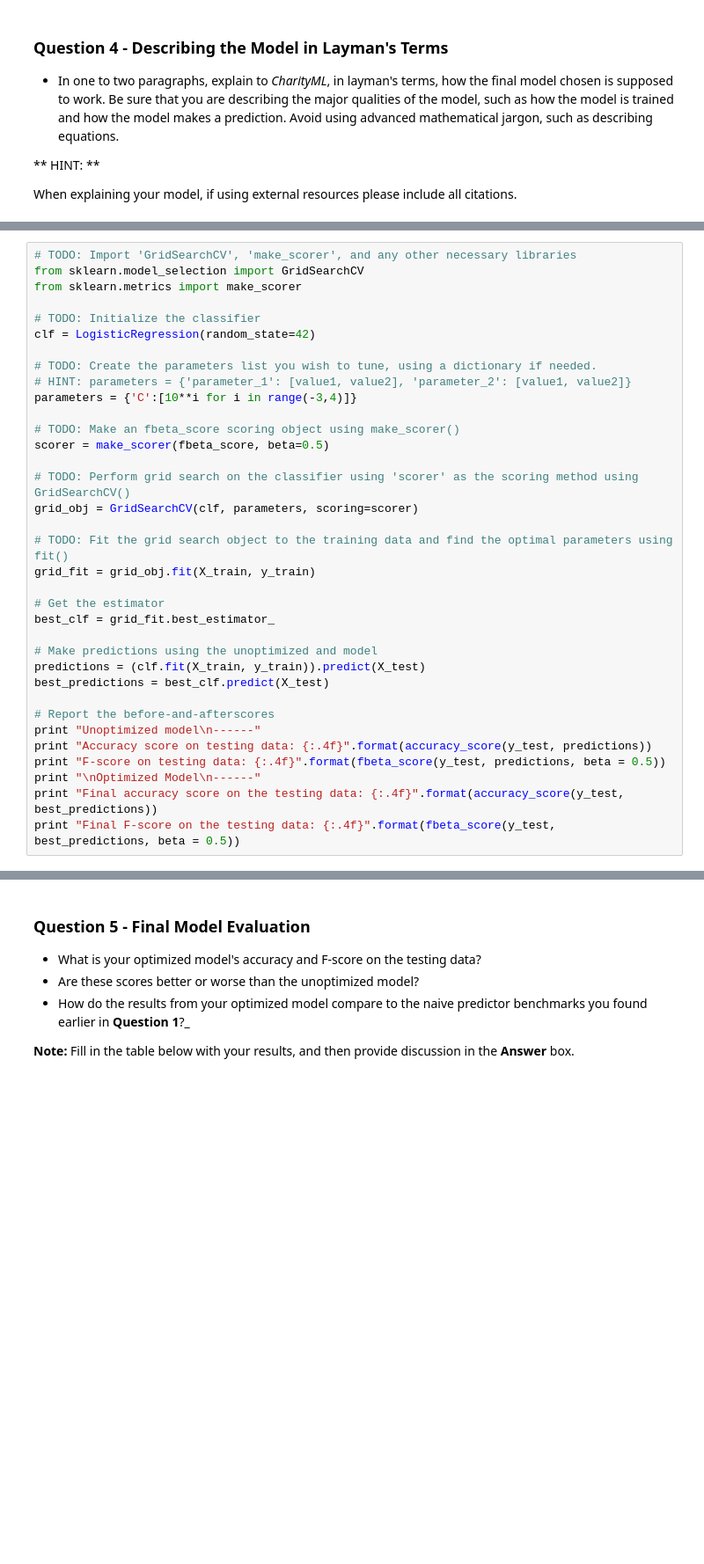
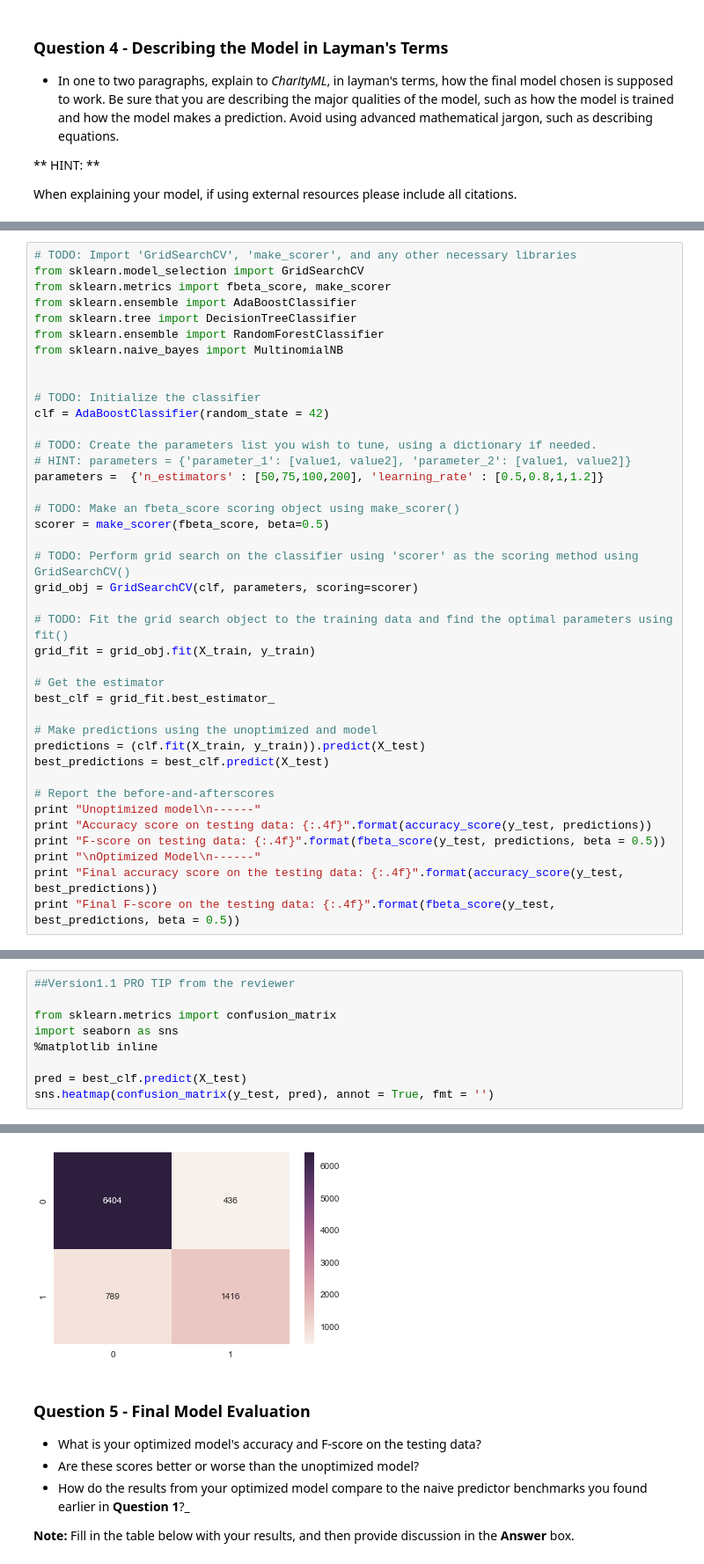
Before and after one commit to bhaskarsai/ML, a Jupyter notebook: finding_donors/finding_donors.ipynb, the cells around one changed output, grey strips where cells are left out. Shown: that part at 88% size. Saved outputs shown, nothing was run; the diff lists cells and outputs as text; blank space fills up the shorter version.

Commit message:
Changes made as per Reviewer recommendation
Updated as per reviewer feedb

```diff
--- a/finding_donors/finding_donors.ipynb
+++ b/finding_donors/finding_donors.ipynb
@@ -489,14 +529,19 @@ Fine tune the chosen model. Use grid search (`GridSearchCV`) with at least one i
 # %%
 # TODO: Import 'GridSearchCV', 'make_scorer', and any other necessary libraries
 from sklearn.model_selection import GridSearchCV
-from sklearn.metrics import make_scorer
+from sklearn.metrics import fbeta_score, make_scorer
+from sklearn.ensemble import AdaBoostClassifier
+from sklearn.tree import DecisionTreeClassifier
+from sklearn.ensemble import RandomForestClassifier
+from sklearn.naive_bayes import MultinomialNB
+
 
 # TODO: Initialize the classifier
-clf = LogisticRegression(random_state=42)
+clf = AdaBoostClassifier(random_state = 42)
 
 # TODO: Create the parameters list you wish to tune, using a dictionary if needed.
 # HINT: parameters = {'parameter_1': [value1, value2], 'parameter_2': [value1, value2]}
-parameters = {'C':[10**i for i in range(-3,4)]}
+parameters =  {'n_estimators' : [50,75,100,200], 'learning_rate' : [0.5,0.8,1,1.2]}
 
 # TODO: Make an fbeta_score scoring object using make_scorer()
 scorer = make_scorer(fbeta_score, beta=0.5)
@@ -533,0 +579,10 @@ Final F-score on the testing data: 0.6842
+# %%
+##Version1.1 PRO TIP from the reviewer
+
+from sklearn.metrics import confusion_matrix
+import seaborn as sns
+%matplotlib inline
+
+pred = best_clf.predict(X_test)
+sns.heatmap(confusion_matrix(y_test, pred), annot = True, fmt = '')
+# %% [output]
@@ -534 +590,2 @@ Final F-score on the testing data: 0.6842
+[figure, added]
 # %% [markdown]
```
Also changed, not shown: parts of 9 cells of this notebook, 2 other files.
